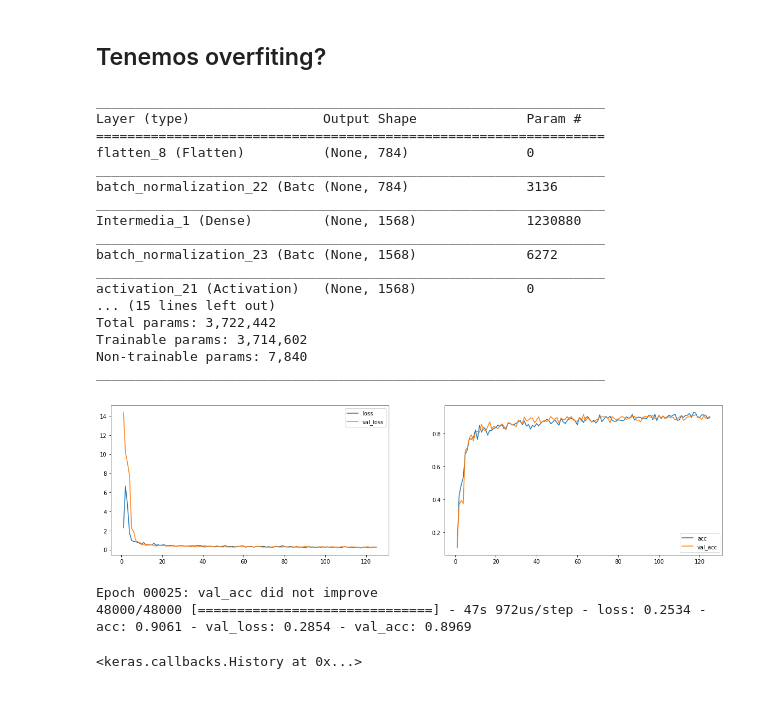
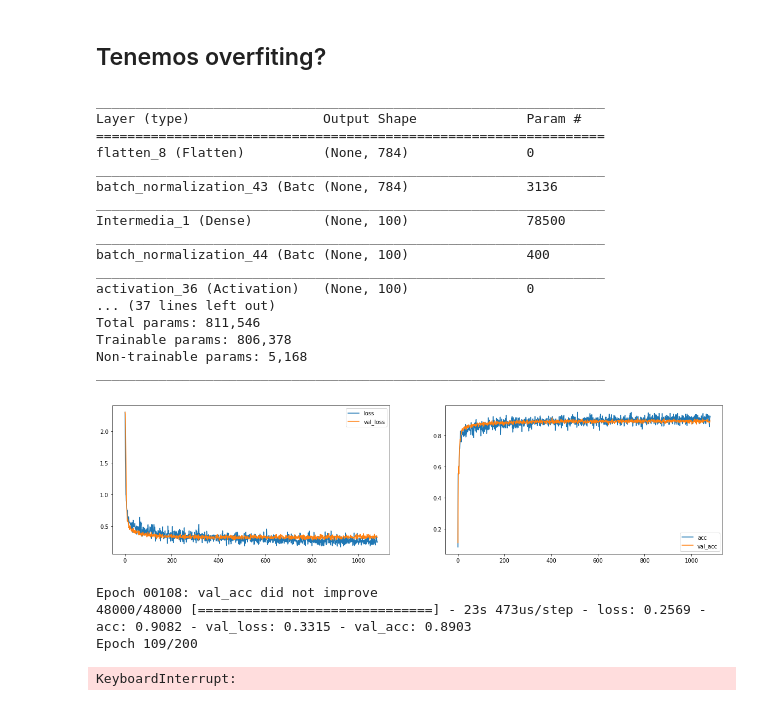
Before and after one commit to GIRIME262/fashion-MNIST, a Jupyter notebook: 1-Fashion-MNIST-Progress.ipynb, the cells around one changed output. Cells and saved outputs as stored; diff of their text form; code cells hidden in the pictures.

```diff
--- a/1-Fashion-MNIST-Progress.ipynb
+++ b/1-Fashion-MNIST-Progress.ipynb
@@ -71,0 +76,4 @@ _________________________________________________________________
+# %%
+optim = optimizers.adam()
+model_logistic.compile(loss = 'categorical_crossentropy', optimizer=optim, metrics=['accuracy'])
+model_logistic.evaluate(x_train, y_train_categorical)
@@ -78,7 +91,9 @@ plot_losses = PlotLosses(plot_interval=1,
                          val_samples=batch_size,
                          x_val=x_valid,
                          y_val_categorical=y_val_categorical)
-checkpointer = ModelCheckpoint(filepath='model_logistic.mnist.hdf5', verbose=1, save_best_only=True)
+checkpointer = ModelCheckpoint(filepath='model_logistic.mnist.hdf5',
+                               verbose=1, save_best_only=True,
+                               monitor='val_acc')
 model_logistic.compile(loss = 'categorical_crossentropy', optimizer=optim, metrics=['accuracy'])
 model_logistic.fit(x_train,
                        y_train_categorical,
@@ -148,8 +179,8 @@ Non-trainable params: 9,568
 _________________________________________________________________
 # %%
-lr = 0.1
-optim = optimizers.adam(lr=lr, decay=0.0001)
-batch_size = 256
+lr = 0.01
+optim = optimizers.adam(lr=lr)
+batch_size = 512
 plot_losses = PlotLosses(plot_interval=1,
                          evaluate_interval=20,
                          val_samples=batch_size,
@@ -195,19 +221,31 @@ print(model_hidden_do.evaluate(x_test, y_test))
 # %% [markdown]
 ## Tenemos overfiting?
 # %%
+do_rate = 0.5
 output_size = 10
 default_initializer = initializers.normal(mean=0, stddev=0.001)
 model_hidden_do = Sequential()
 model_hidden_do.add(Flatten(input_shape=x_train.shape[1:]))
 model_hidden_do.add(BatchNormalization())
-model_hidden_do.add(Dense(784*2, kernel_initializer=default_initializer, name='Intermedia_1'))
+model_hidden_do.add(Dense(100, kernel_initializer=default_initializer, name='Intermedia_1'))
 model_hidden_do.add(BatchNormalization())
 model_hidden_do.add(Activation('relu'))
-model_hidden_do.add(Dropout(0.5))
-model_hidden_do.add(Dense(784*2, kernel_initializer=default_initializer, name='Intermedia_2'))
+model_hidden_do.add(Dropout(do_rate))
+model_hidden_do.add(Dense(400, kernel_initializer=default_initializer, name='Intermedia_2'))
 model_hidden_do.add(BatchNormalization())
 model_hidden_do.add(Activation('relu'))
-model_hidden_do.add(Dropout(0.5))
+model_hidden_do.add(Dropout(do_rate))
+model_hidden_do.add(Dense(800, kernel_initializer=default_initializer, name='Intermedia_3'))
+model_hidden_do.add(BatchNormalization())
+model_hidden_do.add(Activation('relu'))
+model_hidden_do.add(Dense(400, kernel_initializer=default_initializer, name='Intermedia_4'))
+model_hidden_do.add(BatchNormalization())
+model_hidden_do.add(Activation('relu'))
+model_hidden_do.add(Dropout(do_rate))
+model_hidden_do.add(Dense(100, kernel_initializer=default_initializer, name='Intermedia_5'))
+model_hidden_do.add(BatchNormalization())
+model_hidden_do.add(LeakyReLU())
+model_hidden_do.add(Dropout(do_rate))
 model_hidden_do.add(Dense(output_size, kernel_initializer=default_initializer, name='Salida'))
 model_hidden_do.add(Activation('softmax'))
 model_hidden_do.summary()
@@ -217,41 +255,42 @@ Layer (type)                 Output Shape              Param #
 =================================================================
 flatten_8 (Flatten)          (None, 784)               0
 _________________________________________________________________
-batch_normalization_22 (Batc (None, 784)               3136
+batch_normalization_43 (Batc (None, 784)               3136
 _________________________________________________________________
-Intermedia_1 (Dense)         (None, 1568)              1230880
+Intermedia_1 (Dense)         (None, 100)               78500
 _________________________________________________________________
-batch_normalization_23 (Batc (None, 1568)              6272
+batch_normalization_44 (Batc (None, 100)               400
 _________________________________________________________________
-activation_21 (Activation)   (None, 1568)              0
-... (15 lines left out)
-Total params: 3,722,442
-Trainable params: 3,714,602
-Non-trainable params: 7,840
+activation_36 (Activation)   (None, 100)               0
+... (37 lines left out)
+Total params: 811,546
+Trainable params: 806,378
+Non-trainable params: 5,168
 _________________________________________________________________
 # %%
-lr = 0.05
-optimizers.adam(lr=lr, decay=0.001)
-batch_size = 512
+lr = 0.001
+optim = optimizers.adam(lr=lr)
+batch_size = 256
 plot_losses = PlotLosses(plot_interval=1,
                          evaluate_interval=20,
-                         val_samples=batch_size,
+                         val_samples=2048,
                          x_val=x_valid,
                          y_val_categorical=y_val_categorical)
 checkpointer = ModelCheckpoint(filepath='model_hidden_do.mnist.hdf5', verbose=1, save_best_only=True, monitor='val_acc')
 model_hidden_do.compile(loss = 'categorical_crossentropy', optimizer=optim, metrics=['accuracy'])
 model_hidden_do.fit(x_train,
                        y_train_categorical,
-                       epochs=25, batch_size=batch_size,
+                       epochs=200, batch_size=batch_size,
                        verbose=1,
                        validation_data = (x_valid, y_val_categorical),
                        callbacks=[plot_losses, checkpointer],
                       )
 # %% [output]
-[figure, old version]
+[figure, new version]
-Epoch 00025: val_acc did not improve
-48000/48000 [==============================] - 47s 972us/step - loss: 0.2534 - acc: 0.9061 - val_loss: 0.2854 - val_acc: 0.8969
+Epoch 00108: val_acc did not improve
+48000/48000 [==============================] - 23s 473us/step - loss: 0.2569 - acc: 0.9082 - val_loss: 0.3315 - val_acc: 0.8903
+Epoch 109/200
-<keras.callbacks.History at 0x...>
+KeyboardInterrupt:
 # %%
 print(model_hidden_do.evaluate(x_train, y_train_categorical))
 print(model_hidden_do.evaluate(x_valid, y_val_categorical))
```
Also changed, not shown: parts of 17 cells of this notebook, 14 other files.
